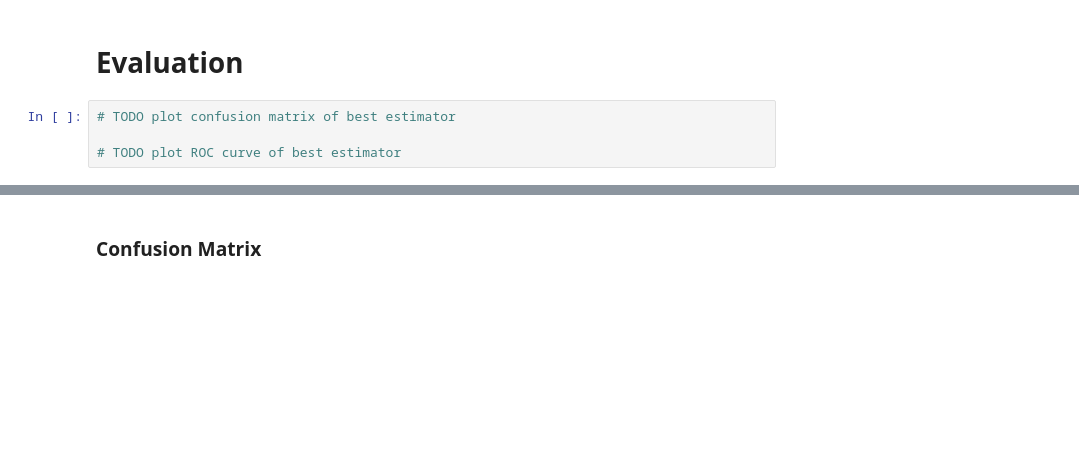
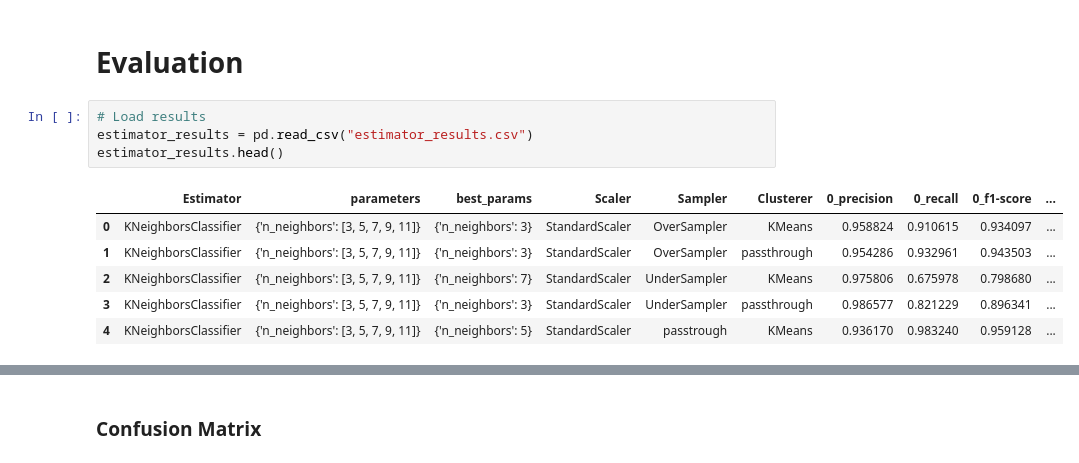
Before and after one commit to jjakubassa/Data-Mining-I-Project, a Jupyter notebook: analysis.ipynb, the cells around one changed output, grey strips where cells are left out. Cells and saved outputs as stored; diff of their text form; blank space fills up the shorter version.

```diff
--- a/analysis.ipynb
+++ b/analysis.ipynb
@@ -797,6 +909,13 @@ df.to_csv("estimator_results.csv", index=False)
 # %% [markdown]
 # Evaluation
-# %%
-# TODO plot confusion matrix of best estimator
-
-# TODO plot ROC curve of best estimator
+# %%
+# Load results
+estimator_results = pd.read_csv("estimator_results.csv")
+estimator_results.head()
+# %% [output]
+|  | Estimator | parameters | best_params | Scaler | Sampler | Clusterer | 0_precision | 0_recall | 0_f1-score | ... |
+| 0 | KNeighborsClassifier | {'n_neighbors': [3, 5, 7, 9, 11]} | {'n_neighbors': 3} | StandardScaler | OverSampler | KMeans | 0.958824 | 0.910615 | 0.934097 | ... |
+| 1 | KNeighborsClassifier | {'n_neighbors': [3, 5, 7, 9, 11]} | {'n_neighbors': 3} | StandardScaler | OverSampler | passthrough | 0.954286 | 0.932961 | 0.943503 | ... |
+| 2 | KNeighborsClassifier | {'n_neighbors': [3, 5, 7, 9, 11]} | {'n_neighbors': 7} | StandardScaler | UnderSampler | KMeans | 0.975806 | 0.675978 | 0.798680 | ... |
+| 3 | KNeighborsClassifier | {'n_neighbors': [3, 5, 7, 9, 11]} | {'n_neighbors': 3} | StandardScaler | UnderSampler | passthrough | 0.986577 | 0.821229 | 0.896341 | ... |
+| 4 | KNeighborsClassifier | {'n_neighbors': [3, 5, 7, 9, 11]} | {'n_neighbors': 5} | StandardScaler | passtrough | KMeans | 0.936170 | 0.983240 | 0.959128 | ... |
```
Also changed, not shown: parts of 28 cells of this notebook, 2 other files.
